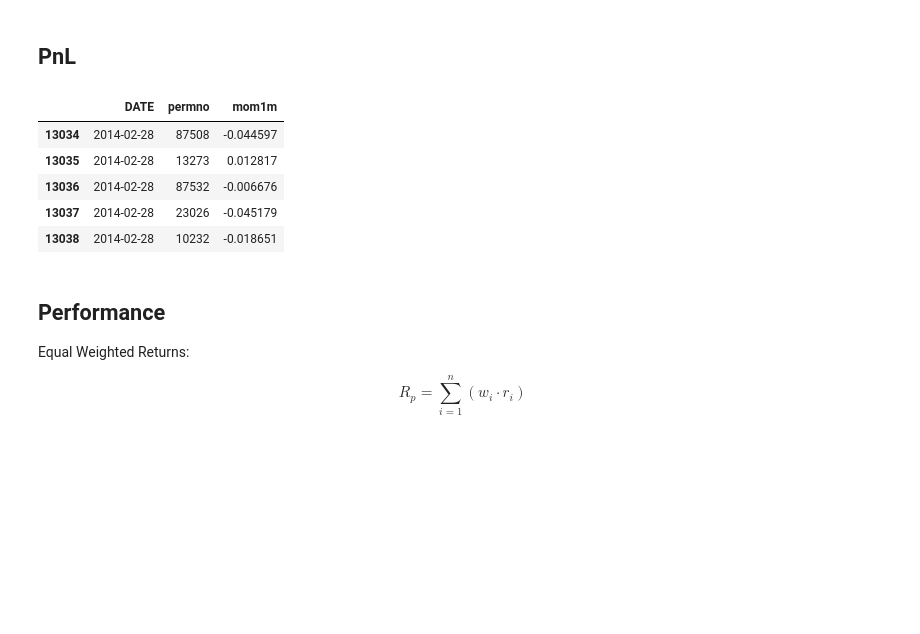
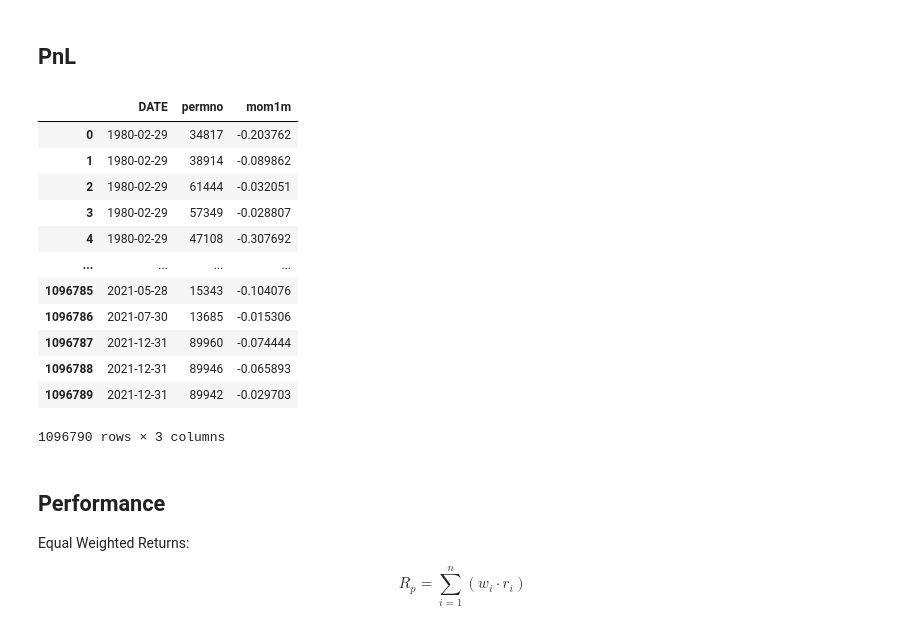
Before and after one commit to adamd1985/pairs_trading_unsupervised_learning, a Jupyter notebook: pairs_unsupervised.ipynb, the cells around one changed output. Cells and saved outputs as stored; diff of their text form; code cells hidden in the pictures; blank space fills up the shorter version.

```diff
--- a/pairs_unsupervised.ipynb
+++ b/pairs_unsupervised.ipynb
@@ -8,7 +8,7 @@ import os
 
 tqdm.pandas()
 
-MIN_YEAR= 2014 # 1980
+MIN_YEAR= 1980
 MAX_YEAR=2021
 CHUNKS = 10000
 
@@ -232,7 +202,7 @@ pca_result_df
 # %%
 from sklearn.neighbors import NearestNeighbors
 
-def distance_to_nearest_neighbors(df, k = 2, alpha = 30):
+def distance_to_nearest_neighbors(df, k = 2, alpha = 0.3):
     """
     Calculates the distance to the nearest neighbors of each point in a DataFrame and determines a distance threshold based on a percentile.
 
@@ -241,7 +211,7 @@ def distance_to_nearest_neighbors(df, k = 2, alpha = 30):
     Parameters:
     - df (pd.DataFrame): The input DataFrame containing the data points.
     - k (int, optional): The number of nearest neighbors to consider. The default is 2 (itself and another).
-    - alpha (int, optional): The percentile to use when determining the distance threshold.
+    - alpha (int, optional): The percentile from 1.0 to 0.0 to use when determining the distance threshold.
 
     Returns:
     - A tuple containing:
@@ -254,7 +224,7 @@ def distance_to_nearest_neighbors(df, k = 2, alpha = 30):
     distances, _ = nbrs.kneighbors(df)
     distances = np.sort(distances, axis=0)
     distances = distances[:, 1:].mean(axis=1)
-    epsilon = np.percentile(distances, alpha)
+    epsilon = np.percentile(distances, alpha*100)
 
     return distances, epsilon
 
@@ -460,7 +420,7 @@ The algo groups together points that are closely packed together within Epsilon
 # %%
 from sklearn.cluster import DBSCAN
 
-def train_db_clusters(pca_result_df):
+def train_db_clusters(pca_result_df, alpha=0.1):
     models_dfs = []
 
     cluster_membership = []
@@ -472,7 +432,7 @@ def train_db_clusters(pca_result_df):
 
         #MinPts is set to be the natural logarithm of the total number of data points N
         min_samples = int(round(np.log(len(data))))
-        _, eps = distance_to_nearest_neighbors(pca_data, k=min_samples + 1,alpha = 30)
+        _, eps = distance_to_nearest_neighbors(pca_data, k=min_samples + 1, alpha = alpha)
         db_model = DBSCAN(eps=eps, metric='l2', min_samples=min_samples)
         db_model.fit(pca_data)
 
@@ -496,9 +456,10 @@ if os.path.exists(DBS_CLUSTERS_FILEPATH) and os.path.exists(DBS_CLUSTERS_MEM_FIL
     db_models_df = pd.read_pickle(DBS_CLUSTERS_FILEPATH)
     db_cluster_membership_df = pd.read_pickle(DBS_CLUSTERS_MEM_FILEPATH)
 else:
-    db_models_df, db_cluster_membership_df = train_db_clusters(pca_result_df)
+    # For DBSCAN and agglomerative clustering, alpha = 0:1; : : : ; 0:9 are tested, and alpha = 0:1 is chosen for DBSCAN
+    db_models_df, db_cluster_membership_df = train_db_clusters(pca_result_df, alpha=0.1)
     db_models_df.to_pickle(DBS_CLUSTERS_FILEPATH)
     db_cluster_membership_df.to_pickle(DBS_CLUSTERS_MEM_FILEPATH)
 
 pca_result_df['db_cluster'] = db_cluster_membership_df['db_cluster']
-pca_result_df['db_cluster'].tail(5)
+pca_result_df[['DATE', 'db_cluster']].tail(5)
@@ -524,7 +478,7 @@ Agglomerative is a hierarchical cluster algo that work iteratively by merging cl
 # %%
 from sklearn.cluster import AgglomerativeClustering
 
-def train_agg_clusters(pca_result_df):
+def train_agg_clusters(pca_result_df, alpha=0.3):
     models_dfs = []
 
     cluster_membership = []
@@ -534,8 +488,8 @@ def train_agg_clusters(pca_result_df):
             print(f"Skipping {month} due to insufficient data.")
             continue
 
-        _, dist_alpha_thresh = distance_to_nearest_neighbors(pca_data, alpha = 30)
-        agg_model = AgglomerativeClustering(n_clusters=None, distance_threshold=dist_alpha_thresh, linkage='average')
+        _, eps = distance_to_nearest_neighbors(pca_data, alpha = alpha)
+        agg_model = AgglomerativeClustering(n_clusters=None, distance_threshold=eps, linkage='average')
         agg_model.fit(pca_data)
 
         cluster_df = pd.DataFrame(data['permno'].copy(), index=data.index)
@@ -556,9 +510,10 @@ if os.path.exists(AGG_CLUSTERS_FILEPATH) and os.path.exists(AGG_CLUSTERS_MEM_FIL
     agg_models_df = pd.read_pickle(AGG_CLUSTERS_FILEPATH)
     agg_cluster_membership_df = pd.read_pickle(AGG_CLUSTERS_MEM_FILEPATH)
 else:
-    agg_models_df, agg_cluster_membership_df = train_agg_clusters(pca_result_df)
+    # alpha = 0:3 for agglomerative clustering
+    agg_models_df, agg_cluster_membership_df = train_agg_clusters(pca_result_df, alpha=0.3)
     agg_models_df.to_pickle(AGG_CLUSTERS_FILEPATH)
     agg_cluster_membership_df.to_pickle(AGG_CLUSTERS_MEM_FILEPATH)
 
 pca_result_df['agg_cluster'] = agg_cluster_membership_df['agg_cluster']
-pca_result_df['agg_cluster'].tail(5)
+pca_result_df[['DATE', 'agg_cluster']].tail(5)
@@ -653,22 +622,31 @@ trade_opportunities_km_df.tail(5)
 # %%
 TRADE_FEATURE = ["DATE"]
 
 asset_df = pca_result_df.reset_index()[['DATE', 'permno', MOM_FEATURES[0]]].copy()
 
 monthly_profit_loss = []
 overs_df = trade_opportunities_km_df[TRADE_FEATURE +  ['overs']].explode('overs').rename(columns={'overs': 'permno'})
 unders_df = trade_opportunities_km_df[TRADE_FEATURE +  ['unders']].explode('unders').rename(columns={'unders': 'permno'})
 overs_df = pd.merge(overs_df, asset_df, left_on=['DATE', 'permno'], right_on=['DATE', 'permno'])
 unders_df = pd.merge(unders_df, asset_df, left_on=['DATE', 'permno'], right_on=['DATE', 'permno'])
 
-unders_df.tail(5)
+# Short portfolio, negative moves are profit for us
+overs_df[MOM_FEATURES[0]] = -overs_df[MOM_FEATURES[0]]
+overs_df
 # %% [output]
 |  | DATE | permno | mom1m |
-| 13034 | 2014-02-28 | 87508 | -0.044597 |
-| 13035 | 2014-02-28 | 13273 | 0.012817 |
-| 13036 | 2014-02-28 | 87532 | -0.006676 |
-| 13037 | 2014-02-28 | 23026 | -0.045179 |
-| 13038 | 2014-02-28 | 10232 | -0.018651 |
+| 0 | 1980-02-29 | 34817 | -0.203762 |
+| 1 | 1980-02-29 | 38914 | -0.089862 |
+| 2 | 1980-02-29 | 61444 | -0.032051 |
+| 3 | 1980-02-29 | 57349 | -0.028807 |
+| 4 | 1980-02-29 | 47108 | -0.307692 |
+| ... | ... | ... | ... |
+| 1096785 | 2021-05-28 | 15343 | -0.104076 |
+| 1096786 | 2021-07-30 | 13685 | -0.015306 |
+| 1096787 | 2021-12-31 | 89960 | -0.074444 |
+| 1096788 | 2021-12-31 | 89946 | -0.065893 |
+| 1096789 | 2021-12-31 | 89942 | -0.029703 |
+1096790 rows × 3 columns
 # %% [markdown]
 ## Performance
 
```
Also changed, not shown: parts of 19 cells of this notebook, 3 other files.
